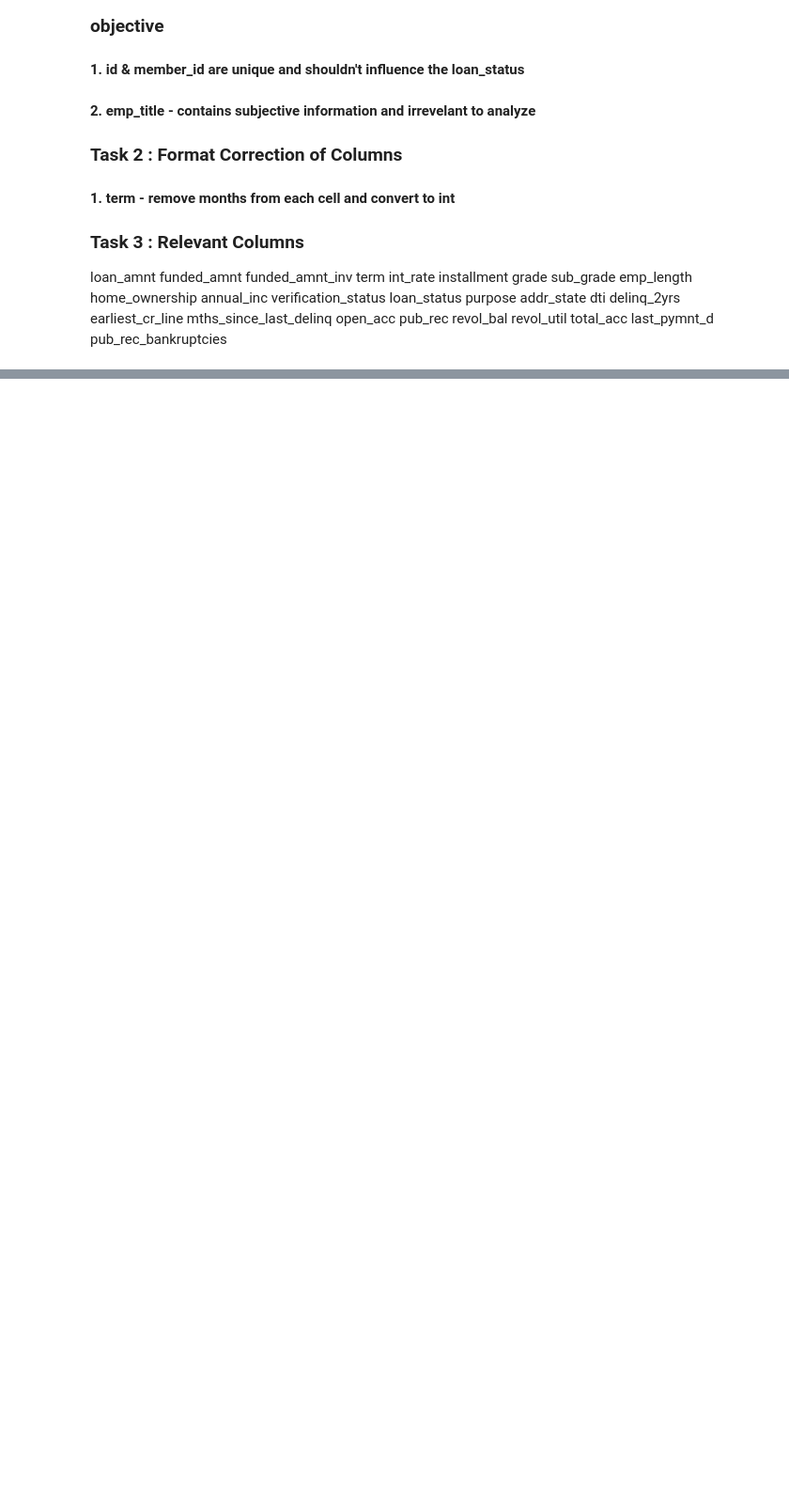
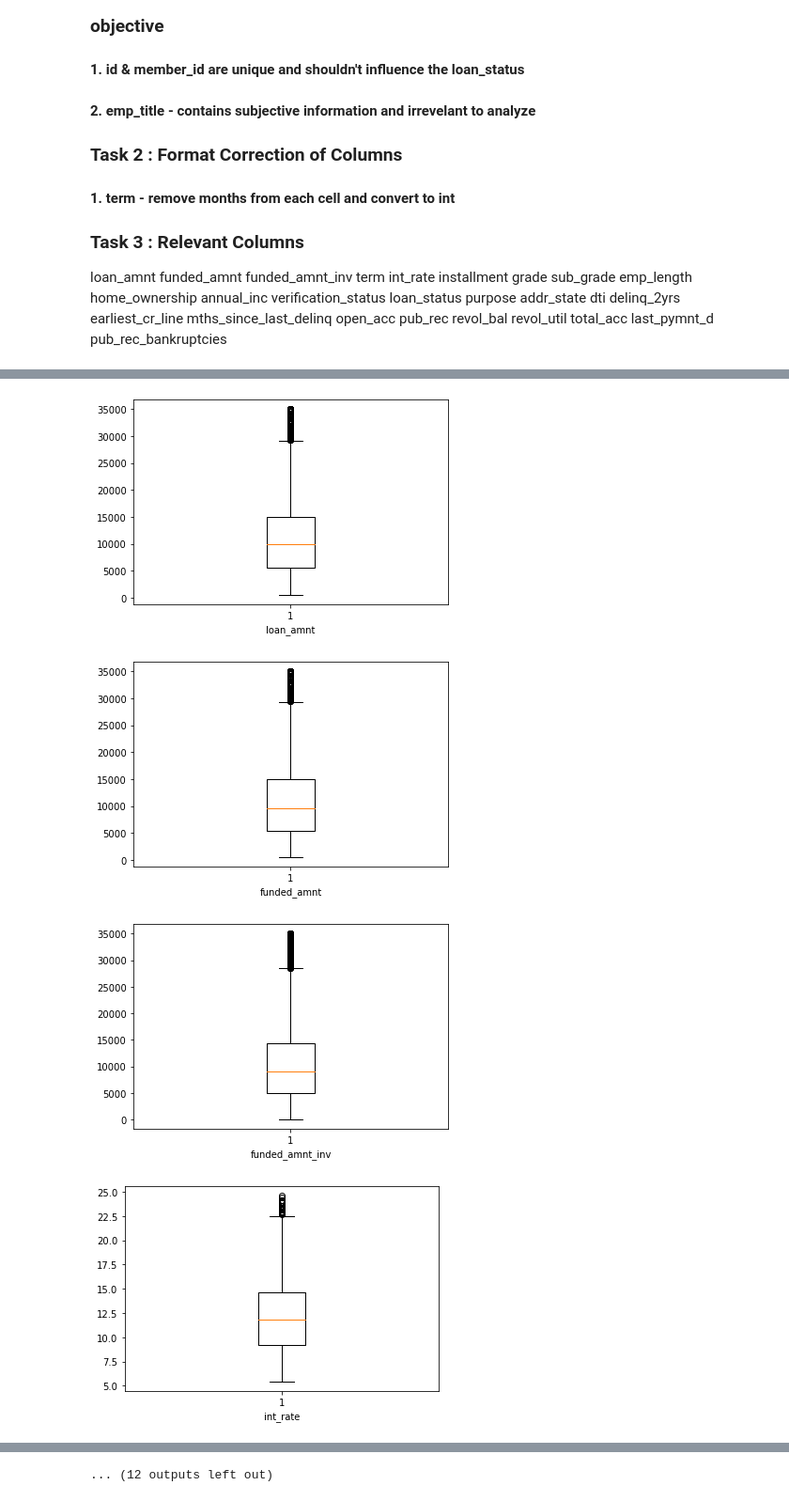
Before and after one commit to karthickchetti/LendingClubCaseStudy, a Jupyter notebook: Karthick_Chetti.ipynb, the cells around one changed output, grey strips where cells are left out. Shown at 94% size. Saved outputs shown, nothing was run; the diff lists cells and outputs as text; code cells hidden in the pictures; blank space fills up the shorter version.

```diff
--- a/Karthick_Chetti.ipynb
+++ b/Karthick_Chetti.ipynb
@@ -49,0 +130,5 @@ pub_rec_bankruptcies
+# %%
+#Collecting all non relevant columns
+non_relevant_cols=["id","member_id","url","title","emp_title","desc"]
+#Dropping these columns
+lc_df_droppedcol.drop(non_relevant_cols,axis=1,inplace=True)
@@ -49,0 +158,6 @@ pub_rec_bankruptcies
+# %%
+print("Unique values of collections_12_mths_ex_med column :",lc_df_droppedcol["collections_12_mths_ex_med"].unique())
+print("Unique values of chargeoff_within_12_mths column :",lc_df_droppedcol["chargeoff_within_12_mths"].unique())
+print("Unique values of tax_liens column :",lc_df_droppedcol["tax_liens"].unique())
+#Hence, dropping these columns
+lc_df_droppedcol.drop(["collections_12_mths_ex_med","chargeoff_within_12_mths","tax_liens"],axis=1,inplace=True)
@@ -49,0 +207,3 @@ pub_rec_bankruptcies
+# %%
+#Deleting columns which have significantly high missing values
+lc_df_droppedcol.drop(["mths_since_last_delinq"],axis=1,inplace=True)
@@ -49,0 +212,4 @@ pub_rec_bankruptcies
+# %%
+#Removing % and converting to float
+lc_df_droppedcol["int_rate"]=lc_df_droppedcol["int_rate"].str.replace("%","").astype(float)
+lc_df_droppedcol["revol_util"]=lc_df_droppedcol["revol_util"].str.replace("%","").astype(float)
@@ -49,0 +218,13 @@ pub_rec_bankruptcies
+# %%
+def box_plot_col(df):
+    for col in df.columns:
+        if df[col].dtype in ["int64","float64"]:
+            plt.boxplot(df[col])
+            plt.xlabel(col)
+            plt.show()
+box_plot_col(lc_df_droppedcol)
+# %% [output]
+[figure, added]
+[figure, added]
+[figure, added]
+[figure, added]
@@ -49,0 +239 @@ pub_rec_bankruptcies
+... (12 outputs left out)
```
Also changed, not shown: parts of 21 cells of this notebook.
